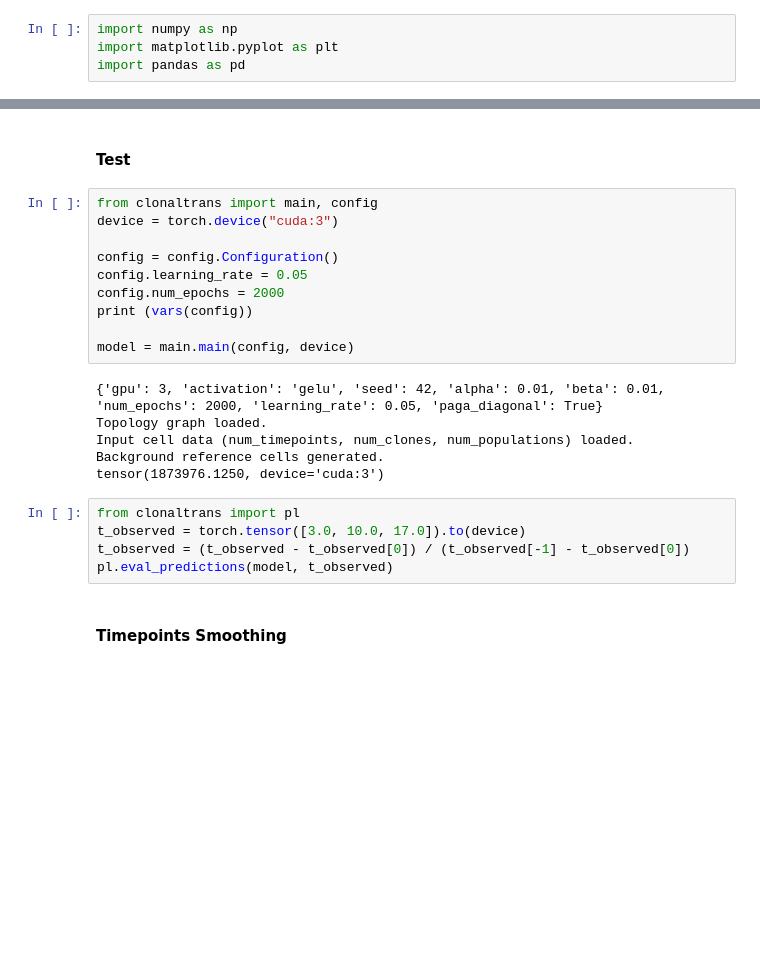
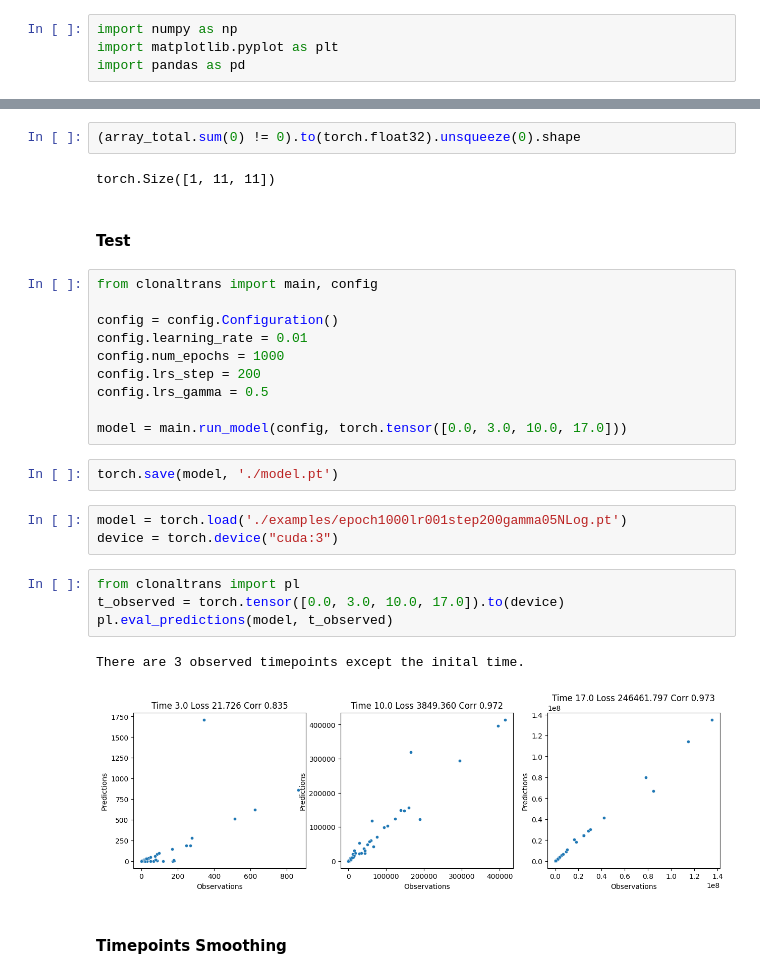
Before and after one commit to StatBiomed/clonaltrans, a Jupyter notebook: clonetrans obs.ipynb, the cells around one changed output, grey strips where cells are left out. Cells and saved outputs as stored; diff of their text form; blank space fills up the shorter version.

Commit message:
Day0 Anno Mask of 0 cells

```diff
--- a/clonetrans obs.ipynb
+++ b/clonetrans obs.ipynb
@@ -19,26 +20,31 @@ torch.cuda.manual_seed_all(42)
+# %%
+(array_total.sum(0) != 0).to(torch.float32).unsqueeze(0).shape
+# %% [output]
+torch.Size([1, 11, 11])
 # %% [markdown]
 #### Test
 # %%
 from clonaltrans import main, config
-device = torch.device("cuda:3")
 
 config = config.Configuration()
-config.learning_rate = 0.05
-config.num_epochs = 2000
-print (vars(config))
+config.learning_rate = 0.01
+config.num_epochs = 1000
+config.lrs_step = 200
+config.lrs_gamma = 0.5
 
-model = main.main(config, device)
+model = main.run_model(config, torch.tensor([0.0, 3.0, 10.0, 17.0]))
-# %% [output]
-{'gpu': 3, 'activation': 'gelu', 'seed': 42, 'alpha': 0.01, 'beta': 0.01, 'num_epochs': 2000, 'learning_rate': 0.05, 'paga_diagonal': True}
-Topology graph loaded.
-Input cell data (num_timepoints, num_clones, num_populations) loaded.
-Background reference cells generated.
-tensor(1873976.1250, device='cuda:3')
+# %%
+torch.save(model, './model.pt')
+# %%
+model = torch.load('./examples/epoch1000lr001step200gamma05NLog.pt')
+device = torch.device("cuda:3")
 # %%
 from clonaltrans import pl
-t_observed = torch.tensor([3.0, 10.0, 17.0]).to(device)
-t_observed = (t_observed - t_observed[0]) / (t_observed[-1] - t_observed[0])
+t_observed = torch.tensor([0.0, 3.0, 10.0, 17.0]).to(device)
 pl.eval_predictions(model, t_observed)
+# %% [output]
+There are 3 observed timepoints except the inital time.
+[figure, added]
 # %% [markdown]
 #### Timepoints Smoothing
 # %%
```
Also changed, not shown: parts of 7 cells of this notebook, 6 other files.
